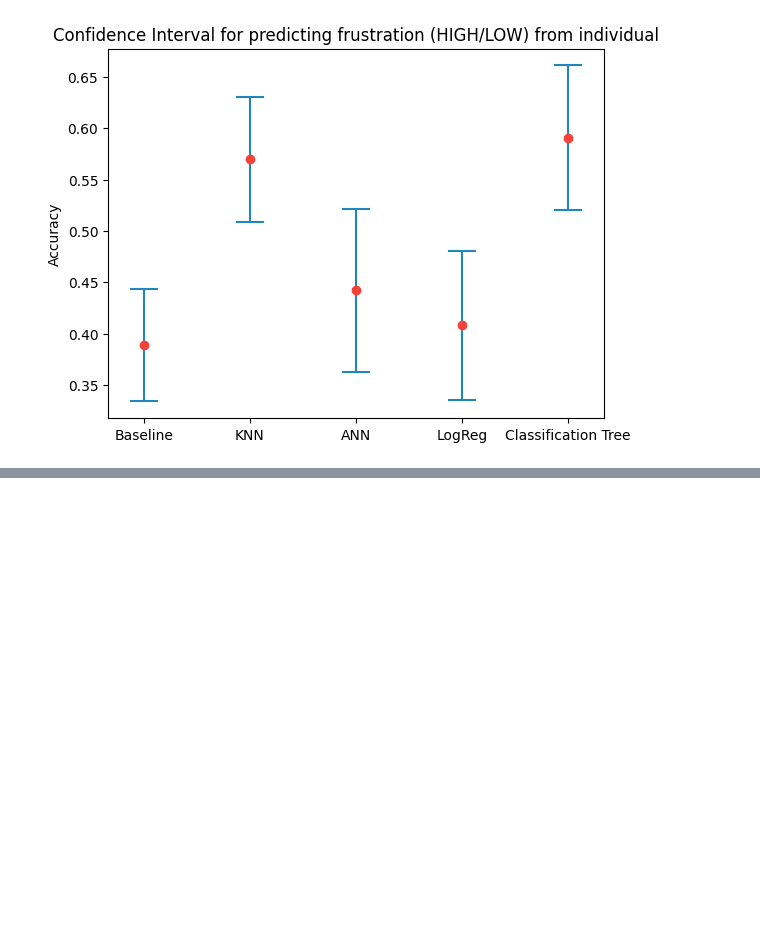
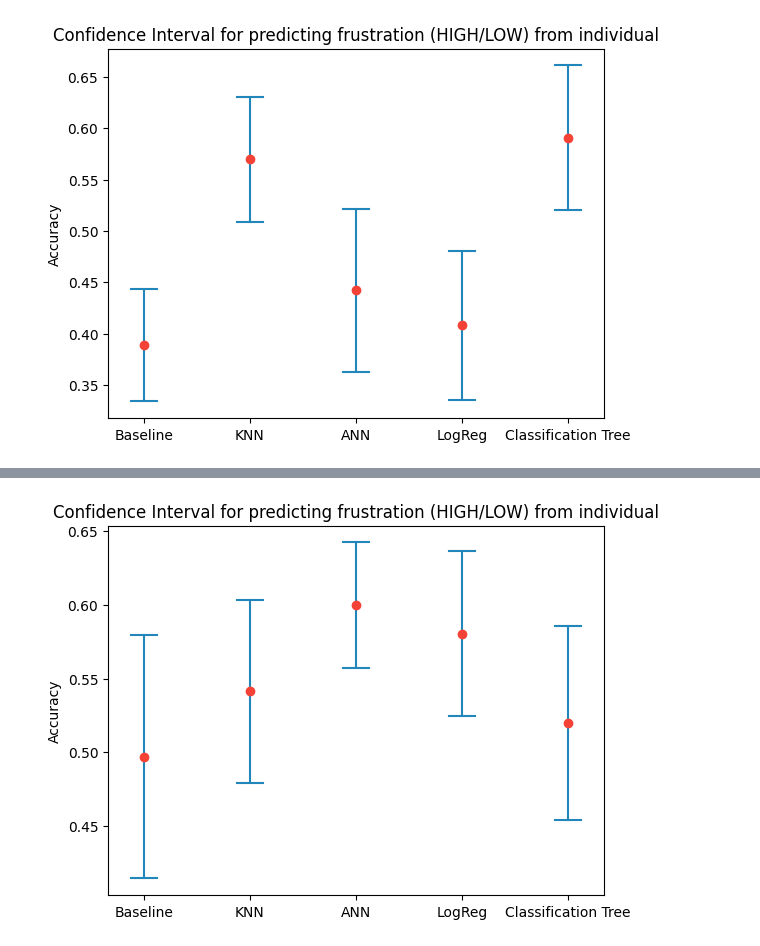
Before and after one commit to Apros7/DTU-AI-Statistics, a Jupyter notebook: AI Stat/Project/confidence_interval.ipynb, the cells around one changed output, grey strips where cells are left out. Drawn from its saved outputs; the diff is of its cells as text; code cells hidden in the pictures; blank space fills up the shorter version.

```diff
--- a/AI Stat/Project/confidence_interval.ipynb
+++ b/AI Stat/Project/confidence_interval.ipynb
@@ -160,0 +183,18 @@ plt.show()
+# %%
+base_scores = [0.4375, 0.615385, 0.307692, 0.428571, 0.416667, 0.6, 0.375, 0.5, 0.6, 0.555556, 0.555556, 0.333333, 0.9, 0.333333]
+classtree_scores = [0.375, 0.615385, 0.615385, 0.5, 0.5, 0.533333, 0.375, 0.625, 0.6, 0.777778, 0.444444, 0.583333, 0.4, 0.333333]
+knn_scores = [0.375, 0.692308, 0.769231, 0.642857, 0.5, 0.533333, 0.625, 0.5625, 0.6, 0.333333, 0.444444, 0.5, 0.5, 0.5]
+logreg_scores = [0.625, 0.538462, 0.692308, 0.642857, 0.333333, 0.6, 0.625, 0.5625, 0.6, 0.444444, 0.777778, 0.583333, 0.6, 0.5]
+ann_scores = [0.625, 0.615385, 0.615385, 0.714286, 0.5, 0.6, 0.5, 0.5625, 0.533333, 0.666667, 0.777778, 0.583333, 0.6, 0.5]
+# %%
+plt.xticks([1, 2, 3, 4, 5], ['Baseline', 'KNN', 'ANN', 'LogReg', 'Classification Tree'])
+plt.title('Confidence Interval for predicting frustration (HIGH/LOW) from individual')
+plot_confidence_interval(1, base_scores)
+plot_confidence_interval(2, knn_scores)
+plot_confidence_interval(3, ann_scores)
+plot_confidence_interval(4, logreg_scores)
+plot_confidence_interval(5, classtree_scores)
+plt.ylabel('Accuracy')
+plt.show()
+# %% [output]
+[figure, added]
```
Also changed, not shown: parts of 5 cells of this notebook, 3 other files.
